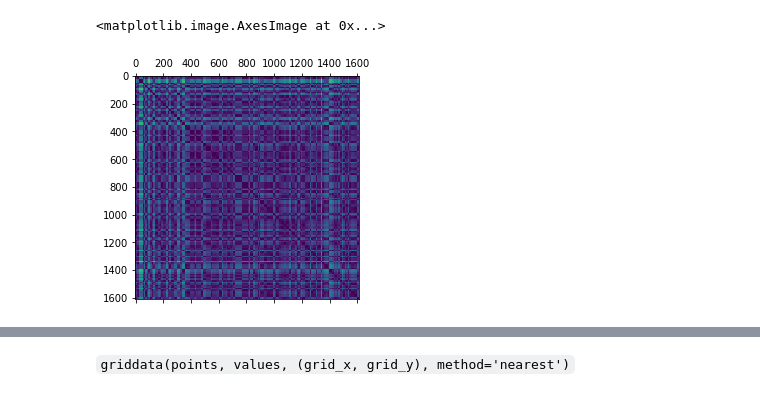
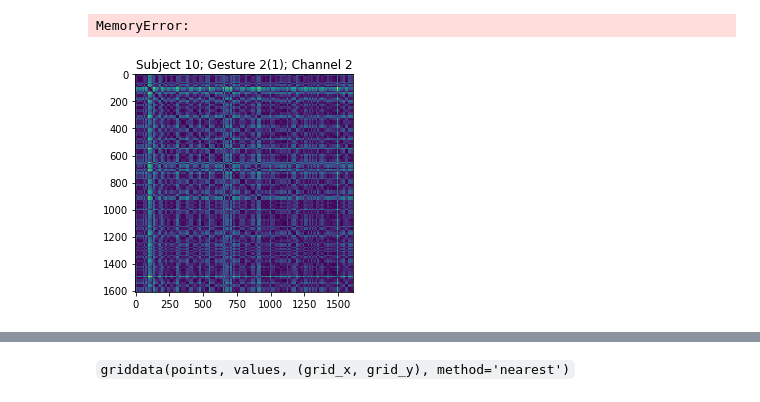
Before and after one commit to samvoisin/TDAforGesturePredictionsEMG, a Jupyter notebook: SNF_dev.ipynb, the cells around one changed output, grey strips where cells are left out. Saved outputs shown, nothing was run; the diff lists cells and outputs as text; code cells hidden in the pictures.

```diff
--- a/SNF_dev.ipynb
+++ b/SNF_dev.ipynb
@@ -43,7 +43,7 @@ class SSM:
                         self.array[m, i, j] = self.metric(self.mods[i, m], self.mods[j, m])
             self.array[m, :, :] = self.array[m, :, :] + self.array[m, :, :].T
 # %%
-mtrc - lambda i,j: np.sqrt((i-j)**2)
+mtrc = lambda i,j: np.sqrt((i-j)**2)
 D = SSM(dc.data_set["10"]["2_0_1"][:, :-1], mtrc)
 D.calc_SSM()
 E = SSM(dc.data_set["10"]["2_0_2"][:, :-1], mtrc)
@@ -56,9 +56,3 @@ H = SSM(dc.data_set["10"]["1_0_1"][:, :-1], mtrc)
 H.calc_SSM()
 I = SSM(dc.data_set["20"]["4_0_1"][:, :-1], mtrc)
 I.calc_SSM()
-# %%
-plt.matshow(D.array[4, :, :])
-plt.show()
-# %% [output]
-<matplotlib.image.AxesImage at 0x...>
-[figure, removed]
@@ -64,0 +61,10 @@ plt.show()
+# %%
+np.zeros(xdat)
+# %% [output]
+MemoryError:
+# %%
+plt.imshow(D.array[0, :, :])
+plt.title("Subject 10; Gesture 2(1); Channel 2")
+plt.savefig("./figures/pres_figs/ssm_s10_g21_c2")
+# %% [output]
+[figure, added]
```
Also changed, not shown: parts of 10 cells of this notebook, 1 other file.
